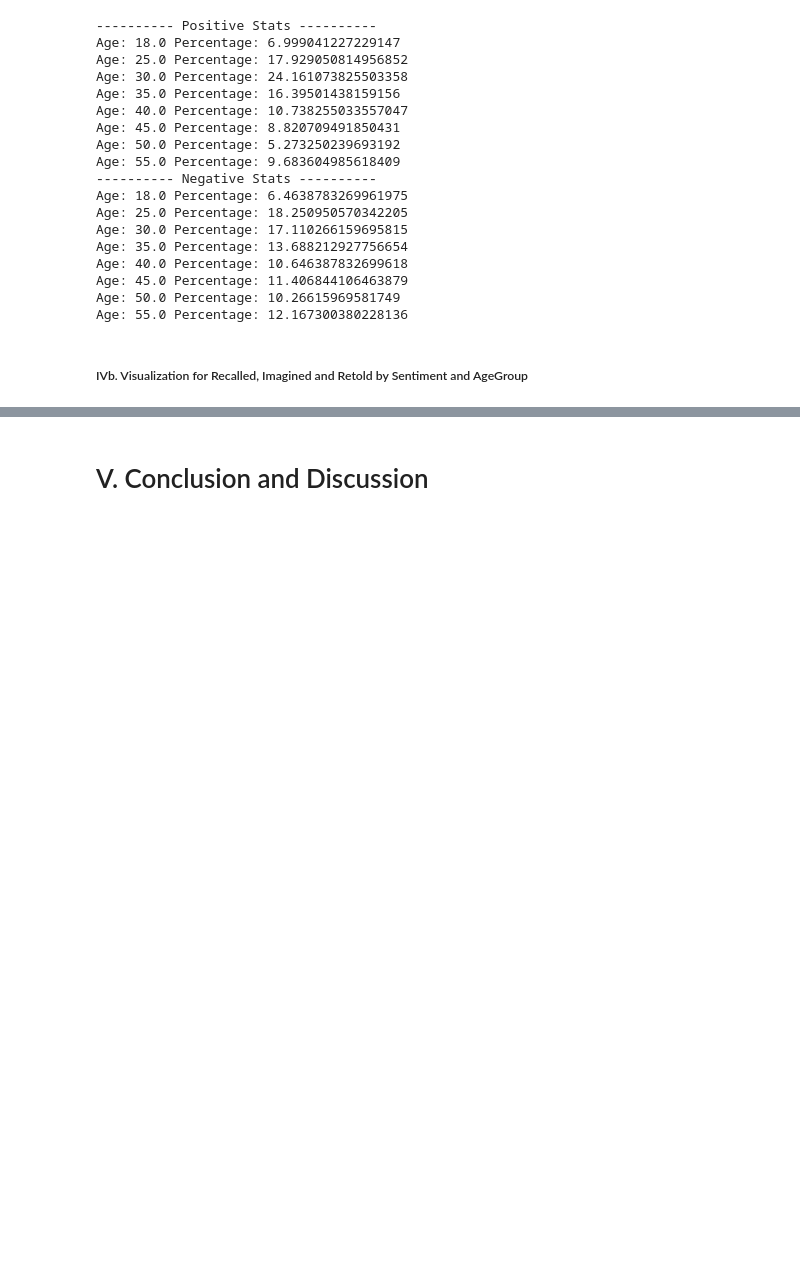
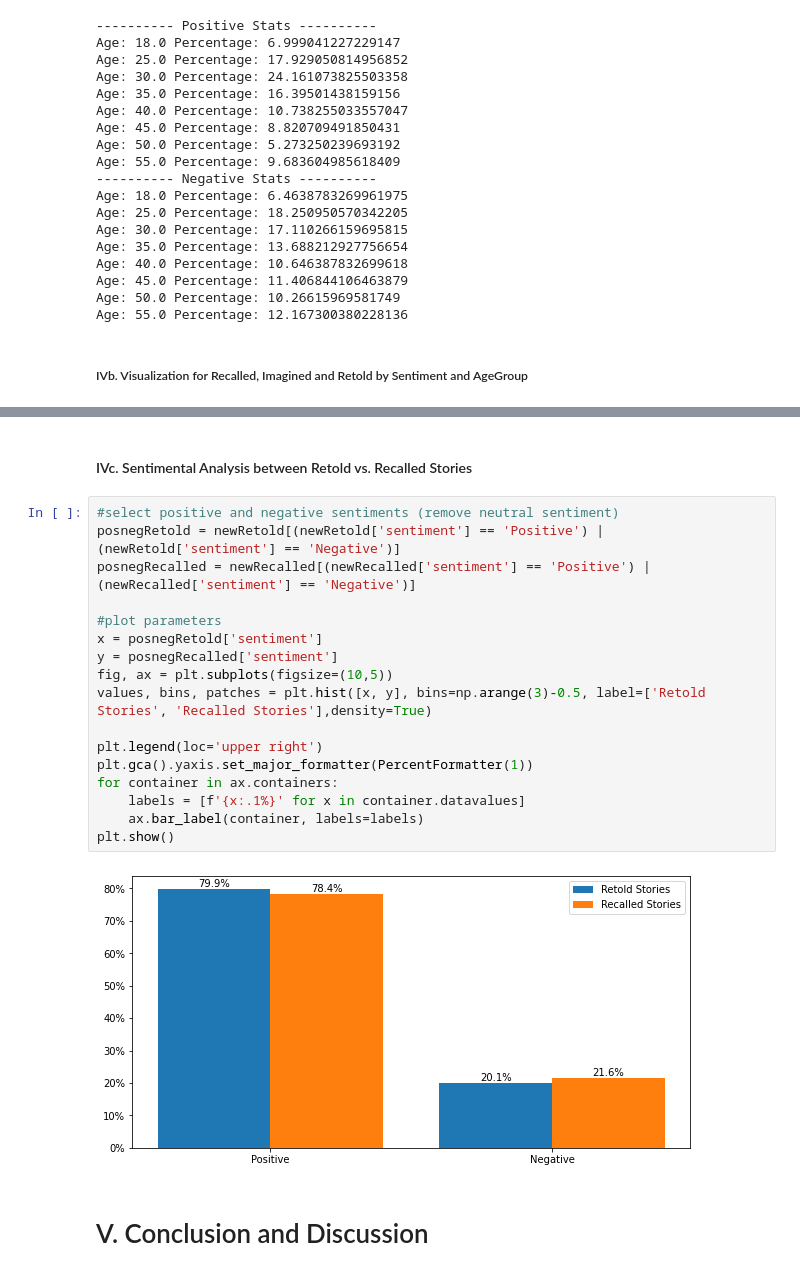
Before and after one commit to dbyers15/EmotionAndMemory, a Jupyter notebook: WorkingNotebook.ipynb, the cells around one changed output, grey strips where cells are left out. Saved outputs shown, nothing was run; the diff lists cells and outputs as text; blank space fills up the shorter version.

```diff
--- a/WorkingNotebook.ipynb
+++ b/WorkingNotebook.ipynb
@@ -782,3 +779,24 @@ Text(0.5, 1.0, 'Retold Sentiment')
+# %% [markdown]
+#### IVc. Sentimental Analysis between Retold vs. Recalled Stories
+# %%
+#select positive and negative sentiments (remove neutral sentiment)
+posnegRetold = newRetold[(newRetold['sentiment'] == 'Positive') | (newRetold['sentiment'] == 'Negative')]
+posnegRecalled = newRecalled[(newRecalled['sentiment'] == 'Positive') | (newRecalled['sentiment'] == 'Negative')]
+
+#plot parameters
+x = posnegRetold['sentiment']
+y = posnegRecalled['sentiment']
+fig, ax = plt.subplots(figsize=(10,5))
+values, bins, patches = plt.hist([x, y], bins=np.arange(3)-0.5, label=['Retold Stories', 'Recalled Stories'],density=True)
+
+plt.legend(loc='upper right')
+plt.gca().yaxis.set_major_formatter(PercentFormatter(1))
+for container in ax.containers:
+    labels = [f'{x:.1%}' for x in container.datavalues]
+    ax.bar_label(container, labels=labels)
+plt.show()
+# %% [output]
+[figure, added]
 # %% [markdown]
 # V. Conclusion and Discussion
 # %%
```
Also changed, not shown: parts of 16 cells of this notebook.
